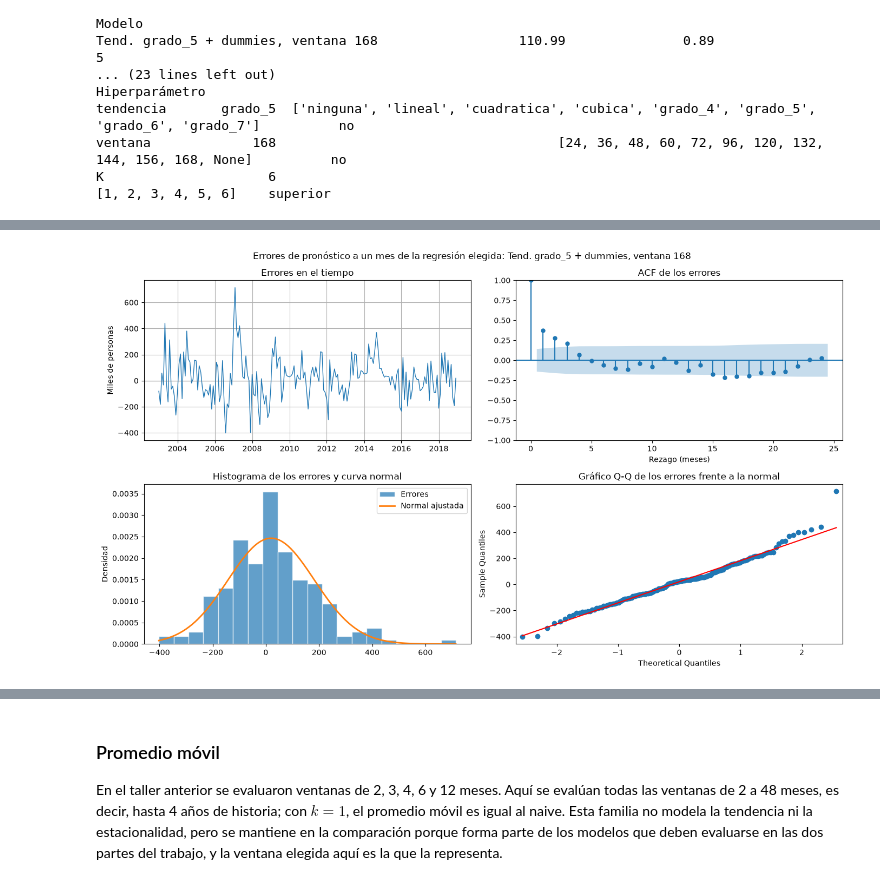
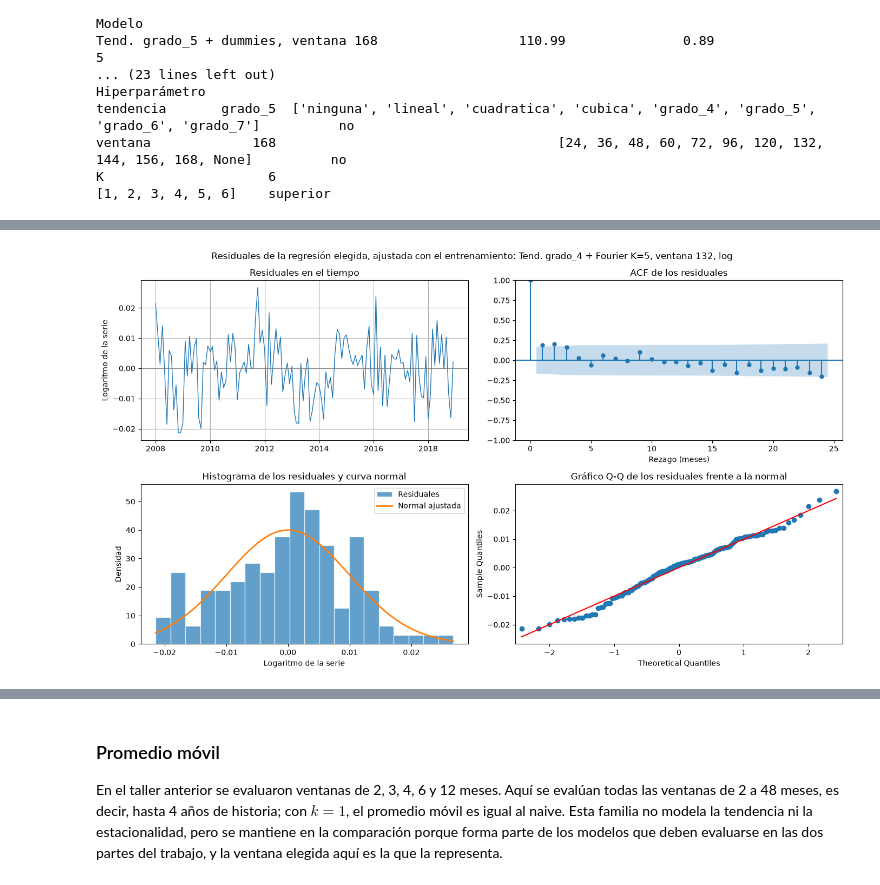
Before and after one commit to juanestebancg2806/ml3-time-series-forecasting, a Jupyter notebook: taller2/taller2_pronostico_ocupados.ipynb, the cells around one changed output, grey strips where cells are left out. Saved outputs shown, nothing was run; the diff lists cells and outputs as text; code cells hidden in the pictures.

```diff
--- a/taller2/taller2_pronostico_ocupados.ipynb
+++ b/taller2/taller2_pronostico_ocupados.ipynb
@@ -1985,13 +1985,13 @@ ALFA_SUPUESTOS = 0.05
 
 
 def evaluar_supuestos(errores, coeficientes_arma=0, rezago_maximo=REZAGO_MAXIMO_SUPUESTOS, alfa=ALFA_SUPUESTOS):
-    """Pruebas de los supuestos de unos errores (o residuales) y regla de decisión del taller anterior.
+    """Pruebas de los supuestos de unos residuales y regla de decisión del taller anterior.
 
-    Independencia: Ljung-Box no rechaza en la mayoría de los rezagos revisados. Si los errores son
-    residuales de un modelo ARMA, los grados de libertad se reducen en el número de coeficientes
-    estimados (coeficientes_arma) y solo se revisan los rezagos mayores que ese número. Varianza
-    constante: la misma regla con Ljung-Box sobre los errores centrados al cuadrado. Normalidad: no
-    rechazan ni Jarque-Bera ni Shapiro-Wilk. La prueba de rachas y la ARCH-LM se reportan como complemento.
+    Independencia: Ljung-Box no rechaza en la mayoría de los rezagos revisados. Si los residuales son de un
+    modelo ARMA, los grados de libertad se reducen en el número de coeficientes estimados (coeficientes_arma)
+    y solo se revisan los rezagos mayores que ese número. Varianza constante: la misma regla con Ljung-Box
+    sobre los residuales centrados al cuadrado. Normalidad: no rechazan ni Jarque-Bera ni Shapiro-Wilk.
+    La prueba de rachas y la ARCH-LM se reportan como complemento.
     """
     rezagos_independencia = list(range(coeficientes_arma + 1, rezago_maximo + 1))
     rezagos_varianza = list(range(1, rezago_maximo + 1))
@@ -2021,70 +2021,51 @@ def evaluar_supuestos(errores, coeficientes_arma=0, rezago_maximo=REZAGO_MAXIMO_
     }
 
 
-def graficar_diagnostico(errores, titulo, rezago_maximo=REZAGO_MAXIMO_SUPUESTOS):
-    """Errores en el tiempo, su ACF, su histograma con la curva normal y su gráfico Q-Q."""
+def graficar_diagnostico(errores, titulo, unidad="Miles de personas", rezago_maximo=REZAGO_MAXIMO_SUPUESTOS):
+    """Residuales en el tiempo, su ACF, su histograma con la curva normal y su gráfico Q-Q."""
     fig, axes = plt.subplots(2, 2, figsize=(14, 8))
     axes[0, 0].plot(errores, linewidth=1)
     axes[0, 0].axhline(0, color="gray", linewidth=0.8)
-    axes[0, 0].set_title("Errores en el tiempo")
-    axes[0, 0].set_ylabel("Miles de personas")
+    axes[0, 0].set_title("Residuales en el tiempo")
+    axes[0, 0].set_ylabel(unidad)
     axes[0, 0].grid()
-    plot_acf(errores, lags=rezago_maximo, ax=axes[0, 1], title="ACF de los errores")
+    plot_acf(errores, lags=rezago_maximo, ax=axes[0, 1], title="ACF de los residuales")
     axes[0, 1].set_xlabel("Rezago (meses)")
     media_normal, desviacion_normal = stats.norm.fit(errores)
     valores_x = np.linspace(errores.min(), errores.max(), 100)
-    axes[1, 0].hist(errores, bins=20, density=True, edgecolor="white", alpha=0.7, label="Errores")
+    axes[1, 0].hist(errores, bins=20, density=True, edgecolor="white", alpha=0.7, label="Residuales")
     axes[1, 0].plot(valores_x, stats.norm.pdf(valores_x, media_normal, desviacion_normal), color="C1",
                     linewidth=2, label="Normal ajustada")
-    axes[1, 0].set_title("Histograma de los errores y curva normal")
+    axes[1, 0].set_title("Histograma de los residuales y curva normal")
+    axes[1, 0].set_xlabel(unidad)
     axes[1, 0].set_ylabel("Densidad")
     axes[1, 0].legend()
-    sm.qqplot(errores, line="s", ax=axes[1, 1])   # recta ajustada a los cuantiles de los errores
-    axes[1, 1].set_title("Gráfico Q-Q de los errores frente a la normal")
+    sm.qqplot(errores, line="s", ax=axes[1, 1])   # recta ajustada a los cuantiles de los residuales
+    axes[1, 1].set_title("Gráfico Q-Q de los residuales frente a la normal")
     fig.suptitle(titulo)
     fig.tight_layout()
     plt.show()
 
 
-def calcular_errores_un_mes(config, serie=train, inicio=24):
-    """Errores de pronóstico a un mes de una regresión, con origen móvil mes a mes.
-
-    Para cada mes desde la posición `inicio` (enero de 2003 con inicio=24), el modelo se ajusta con los
-    meses anteriores, respetando su ventana de estimación, y pronostica el mes siguiente. Devuelve, para
-    cada mes, el error (valor real menos pronóstico, en miles de personas) y si el valor real cae dentro
-    del intervalo de predicción del 95 % calculado con MCO.
-    """
-    filas = []
-    for posicion in range(inicio, len(serie)):
-        serie_ajuste = serie.iloc[:posicion]
-        ajuste = ajustar_regresion(serie_ajuste, config)
-        X_siguiente = construir_regresores(fechas_siguientes(serie_ajuste, 1), config["tendencia"],
-                                           config.get("estacionalidad", "ninguna"), config.get("K"))
-        prediccion = ajuste.get_prediction(X_siguiente).summary_frame(alpha=0.05).iloc[0]
-        limites = prediccion[["mean", "obs_ci_lower", "obs_ci_upper"]].to_numpy()
-        if config.get("escala") == "log":
-            limites = np.exp(limites)   # el pronóstico y los límites se devuelven a miles de personas
-        pronostico, limite_inferior, limite_superior = limites
-        valor_real = serie.iloc[posicion]
-        filas.append({"mes": serie.index[posicion], "error": valor_real - pronostico,
-                      "dentro_intervalo": limite_inferior <= valor_real <= limite_superior})
-    return pd.DataFrame(filas).set_index("mes")
-
-
-# Candidatos: las 10 configuraciones de la grilla con menor RMSE de validación, en ese orden
+# Candidatos: las 10 configuraciones de la grilla con menor RMSE de validación, en ese orden. Cada una se
+# ajusta con su ventana completa al final del entrenamiento, que es el modelo que se usaría en la prueba
 N_CANDIDATOS_REGRESION = 10
 candidatos_regresion = [configuraciones_regresion_etapa_2[numero]
                         for numero in grilla_regresion_2.index[:N_CANDIDATOS_REGRESION]]
-errores_candidatos = {describir_regresion(config): calcular_errores_un_mes(config) for config in candidatos_regresion}
+residuales_candidatos = {describir_regresion(config): ajustar_regresion(train, config).resid
+                         for config in candidatos_regresion}
+
+# Todos los candidatos se evalúan en los mismos meses: los cubiertos por la ventana más corta entre ellos
+meses_comunes = min(len(residuales) for residuales in residuales_candidatos.values())
+residuales_candidatos = {nombre: residuales.iloc[-meses_comunes:] for nombre, residuales in residuales_candidatos.items()}
+periodo = next(iter(residuales_candidatos.values())).index
+print(f"Residuales por candidato: {meses_comunes}, de {periodo[0]:%Y-%m} a {periodo[-1]:%Y-%m}")
+
 tabla_supuestos_regresion = pd.DataFrame([
-    {"Candidato": f"{posicion}. {nombre}",
-     "RMSE promedio": grilla_regresion_2["RMSE promedio"].iloc[posicion - 1],
-     **evaluar_supuestos(errores["error"]),
-     "Cobertura del intervalo del 95 % (%)": 100 * errores["dentro_intervalo"].mean()}
-    for posicion, (nombre, errores) in enumerate(errores_candidatos.items(), start=1)
+    {"Candidato": f"{posicion}. {nombre}", "RMSE promedio": grilla_regresion_2["RMSE promedio"].iloc[posicion - 1],
+     **evaluar_supuestos(residuales)}
+    for posicion, (nombre, residuales) in enumerate(residuales_candidatos.items(), start=1)
 ]).set_index("Candidato")
-print(f"Errores de pronóstico a un mes: {len(next(iter(errores_candidatos.values())))} meses por candidato, "
-      f"de {train.index[24]:%Y-%m} a {train.index[-1]:%Y-%m}")
 print("\nSupuestos de los candidatos, en orden de RMSE de validación:")
 print(tabla_supuestos_regresion.map(lambda v: round(v, 3) if isinstance(v, float) else v).T.to_string())
 
@@ -2097,8 +2078,9 @@ nombre_regresion_elegida = describir_regresion(config_regresion_elegida)
 print(f"\nModelo de regresión elegido: {nombre_regresion_elegida} "
       f"({'cumple los supuestos' if REGRESION_CUMPLE_SUPUESTOS else 'ningún candidato cumple los supuestos'})")
 
-graficar_diagnostico(errores_candidatos[nombre_regresion_elegida]["error"],
-                     f"Errores de pronóstico a un mes de la regresión elegida: {nombre_regresion_elegida}")
+graficar_diagnostico(residuales_candidatos[nombre_regresion_elegida],
+                     f"Residuales de la regresión elegida, ajustada con el entrenamiento: {nombre_regresion_elegida}",
+                     unidad="Logaritmo de la serie" if config_regresion_elegida["escala"] == "log" else "Miles de personas")
 
 # Registro de la regresión elegida y comparación con los modelos de referencia
 nombre_regresion_grilla = "Regresión con grilla completa"
@@ -2133,4 +2114,4 @@ Modelo de regresión elegido: Tend. grado_5 + dummies, ventana 168 (ningún cand
-[figure, old version]
+[figure, new version]
 Resumen de la validación:
                                     RMSE promedio  MAPE promedio (%)  Cortes mejores que Naive estacional  Cortes mejores que Combinación ANA + regresión
 Holt-Winters con Optuna                    103.63               0.85                                    6                                               5
```
Also changed, not shown: parts of 23 cells of this notebook.
